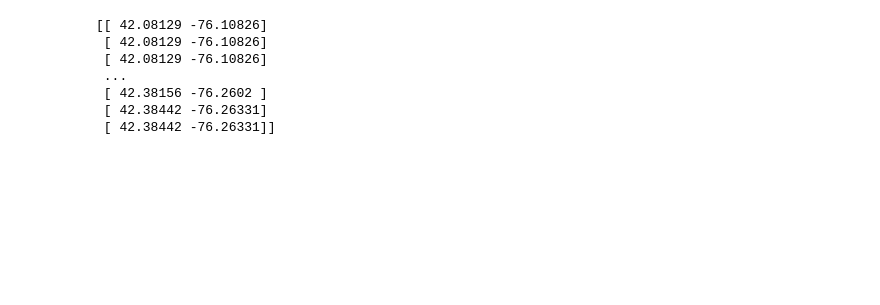
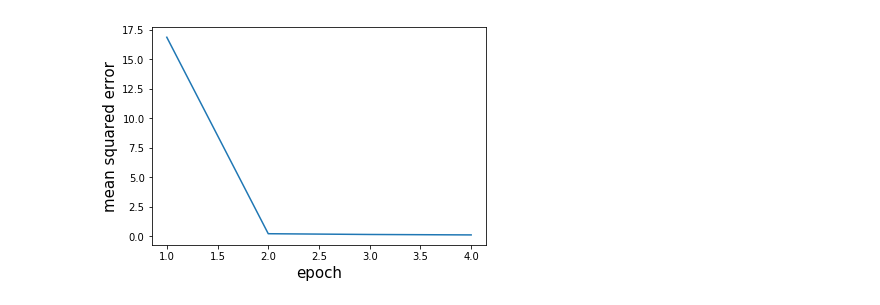
Before and after one commit to alexjwang/RideCast, a Jupyter notebook: DNN.ipynb, the cells around one changed output. Cells and saved outputs as stored; diff of their text form; code cells hidden in the pictures; blank space fills up the shorter version.

```diff
--- a/DNN.ipynb
+++ b/DNN.ipynb
@@ -199,13 +88,10 @@ Epoch 10/10
-# %%
-forecast = model.predict(xtest)
-print(forecast)
-# %% [output]
-[[ 42.08129 -76.10826]
- [ 42.08129 -76.10826]
- [ 42.08129 -76.10826]
- ...
- [ 42.38156 -76.2602 ]
- [ 42.38442 -76.26331]
- [ 42.38442 -76.26331]]
+# %%
+import matplotlib.pyplot as plt
+plt.plot([1,2,3,4], [16.8620, 0.2253, 0.1609, 0.1235])
+plt.ylabel('mean squared error', fontsize=15)
+plt.xlabel('epoch', fontsize=15)
+plt.show()
+# %% [output]
+[figure, added]
 # %%
 import matplotlib.pyplot as plt
```
Also changed, not shown: parts of 14 cells of this notebook, 2 other files.
